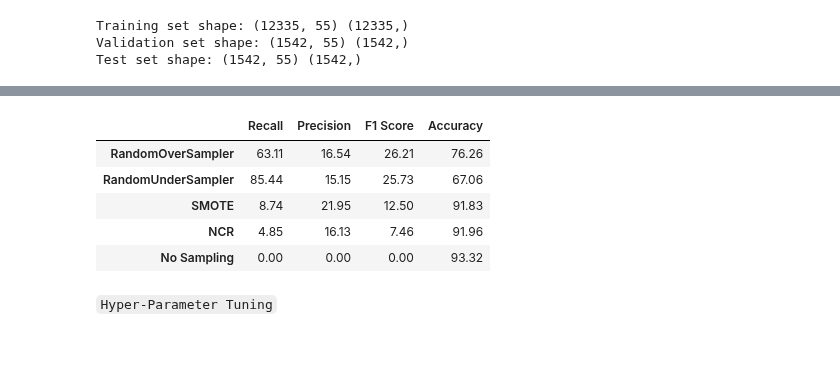
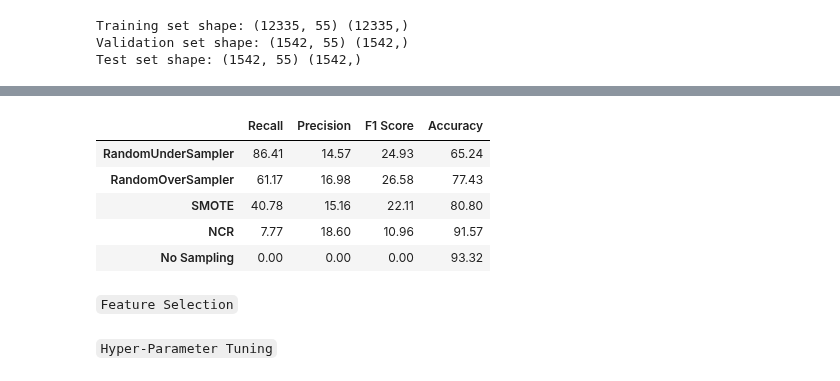
Before and after one commit to dapscc/bt4012_fraud, a Jupyter notebook: deep_learning.ipynb, the cells around one changed output, grey strips where cells are left out. Cells and saved outputs as stored; diff of their text form; code cells hidden in the pictures; blank space fills up the shorter version.

Commit message:
added new features to eda and added feature selection to deep learning

````diff
--- a/deep_learning.ipynb
+++ b/deep_learning.ipynb
@@ -37,13 +32,4 @@ hidden_layer_neurons
 # %%
-# def ann():
-#     model = keras.Sequential([
-#     layers.Dense(28, activation='relu', input_shape=(55,)),
-#     # layers.Dense(10, activation='relu'),
-#     layers.Dense(1, activation='sigmoid')
-#     ])
-
-#     model.compile(optimizer='adam', loss='binary_crossentropy', metrics=['accuracy'])
-#     return model
 
 def ann(optimizer='adam', activation='relu', dropout_rate=0.0, hidden_units=16, learning_rate=0.01):
     model = keras.Sequential()
@@ -53,7 +39,8 @@ def ann(optimizer='adam', activation='relu', dropout_rate=0.0, hidden_units=16,
     model.compile(optimizer=optimizer, loss='binary_crossentropy', metrics=['accuracy'])
     return model
 
-def train_ann(X_train, y_train, X_test, y_test, sampling_technique,class_weights=None,param_grid=None):
+
+def train_ann(X_train, y_train, X_test, y_test, sampling_technique):
 
     # model = KerasClassifier(build_fn=ann, epochs=10)
     model = KerasClassifier(build_fn=ann, optimizer='adam', activation='relu', dropout_rate=0.0,
@@ -61,7 +48,7 @@ def train_ann(X_train, y_train, X_test, y_test, sampling_technique,class_weights
     # model = KerasClassifier(build_fn=ann, optimizer='adam', activation='relu', dropout_rate=0.1,
     #                         hidden_units=32, learning_rate=0.1, batch_size=32, epochs=40)
 
-    model.fit(X_train, y_train, class_weight=class_weights)
+    model.fit(X_train, y_train)
     # model.fit(X_train, y_train, epochs=30, batch_size=32,class_weight=class_weights)
 
     y_pred = model.predict(X_test)
@@ -215,13 +219,15 @@ weighted avg       0.93      0.67      0.75      1542
 # %%
 sampling_techniques = list(results.keys())
 metrics = ['Recall', 'Precision', 'F1 Score', 'Accuracy']
 results_df = pd.DataFrame.from_dict(results, orient='index', columns=metrics)
-sorted_df = results_df.sort_values(by=['F1 Score', 'Precision', 'Recall', 'Accuracy'], ascending=False)
+sorted_df = results_df.sort_values(by=['Recall','F1 Score', 'Precision',  'Accuracy'], ascending=False)
 sorted_df
 # %% [output]
 |  | Recall | Precision | F1 Score | Accuracy |
-| RandomOverSampler | 63.11 | 16.54 | 26.21 | 76.26 |
-| RandomUnderSampler | 85.44 | 15.15 | 25.73 | 67.06 |
-| SMOTE | 8.74 | 21.95 | 12.50 | 91.83 |
-| NCR | 4.85 | 16.13 | 7.46 | 91.96 |
+| RandomUnderSampler | 86.41 | 14.57 | 24.93 | 65.24 |
+| RandomOverSampler | 61.17 | 16.98 | 26.58 | 77.43 |
+| SMOTE | 40.78 | 15.16 | 22.11 | 80.80 |
+| NCR | 7.77 | 18.60 | 10.96 | 91.57 |
 | No Sampling | 0.00 | 0.00 | 0.00 | 93.32 |
+# %% [markdown]
+```Feature Selection```
````
Also changed, not shown: parts of 7 cells of this notebook, 1 other file.
